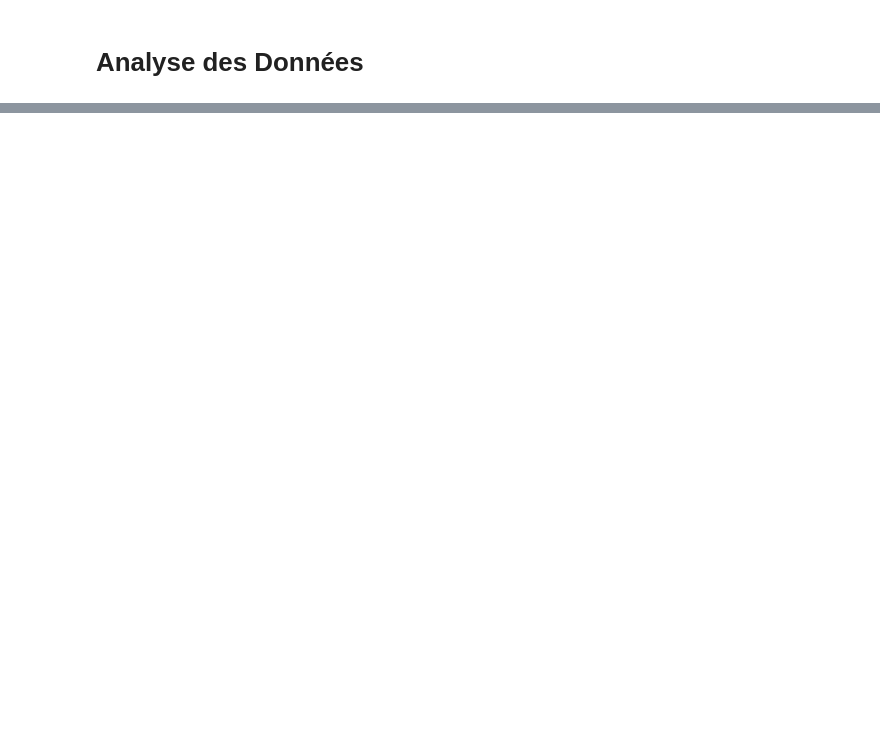
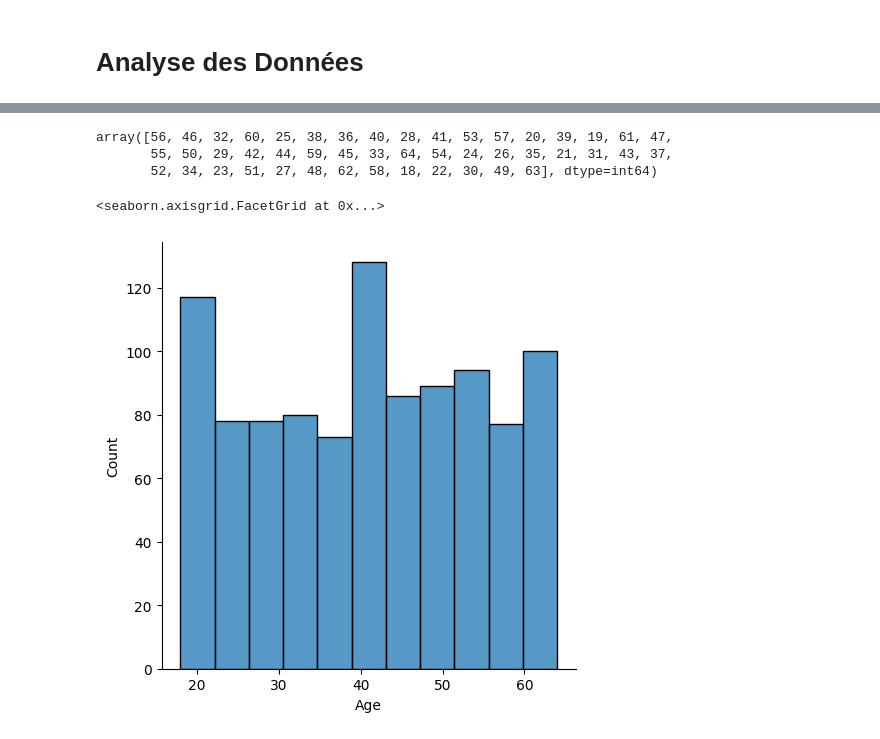
Before and after one commit to khelifaYacine/Menace-des-r-seaux-sociaux-, a Jupyter notebook: EDA_Temps_perdu_reseaux_sociaux.ipynb, the cells around one changed output, grey strips where cells are left out. Saved outputs shown, nothing was run; the diff lists cells and outputs as text; code cells hidden in the pictures; blank space fills up the shorter version.

```diff
--- a/EDA_Temps_perdu_reseaux_sociaux.ipynb
+++ b/EDA_Temps_perdu_reseaux_sociaux.ipynb
@@ -20,0 +69,12 @@ df.head()
+# %%
+df["Age"].unique()
+# %% [output]
+array([56, 46, 32, 60, 25, 38, 36, 40, 28, 41, 53, 57, 20, 39, 19, 61, 47,
+       55, 50, 29, 42, 44, 59, 45, 33, 64, 54, 24, 26, 35, 21, 31, 43, 37,
+       52, 34, 23, 51, 27, 48, 62, 58, 18, 22, 30, 49, 63], dtype=int64)
+# %%
+
+sns.displot(df["Age"])
+# %% [output]
+<seaborn.axisgrid.FacetGrid at 0x...>
+[figure, added]
```
Also changed, not shown: parts of 7 cells of this notebook.
